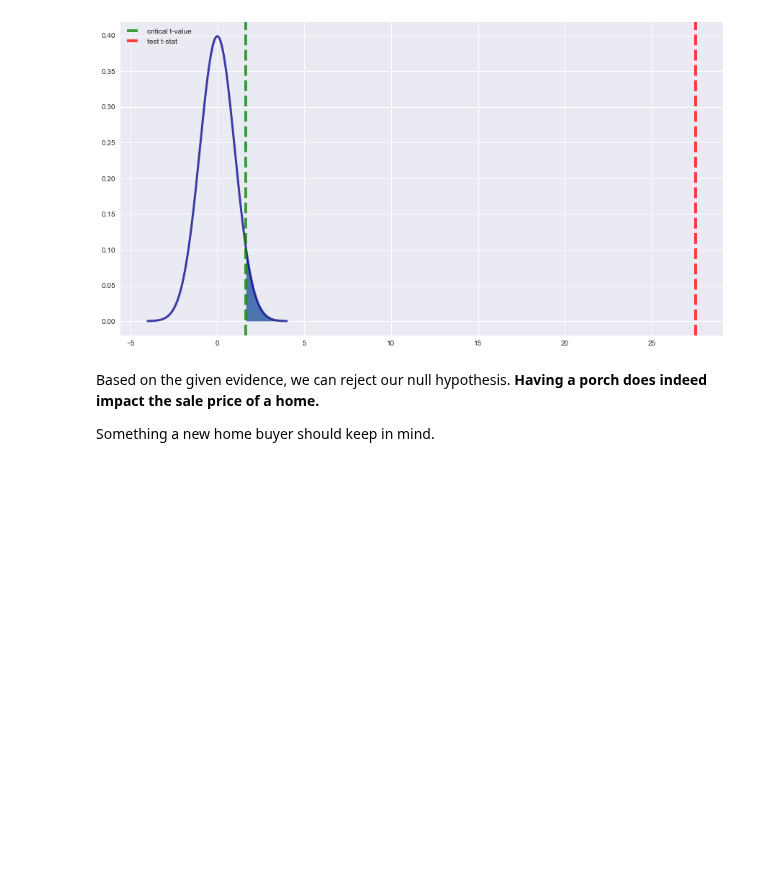
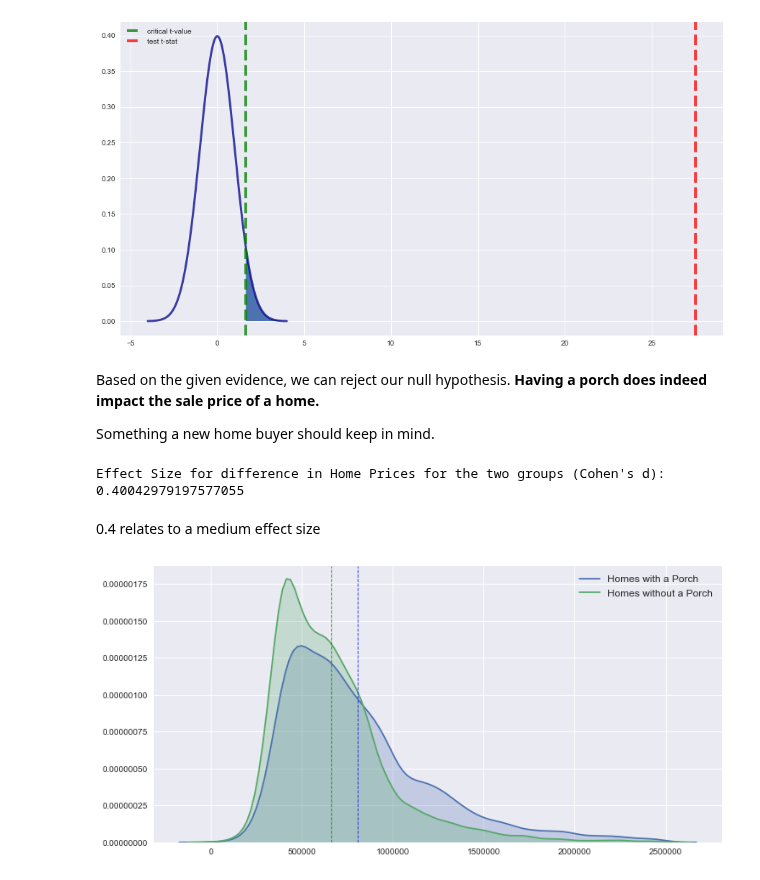
Before and after one commit to lecritch/king_county_housing_prices_linear_regression, a Jupyter notebook: exploratory/ll_notebooks/08_ll_porch_claim.ipynb, the cells around one changed output. Cells and saved outputs as stored; diff of their text form; code cells hidden in the pictures; blank space fills up the shorter version.

Commit message:
updated effect size in 08_ll_porch_claim

```diff
--- a/exploratory/ll_notebooks/08_ll_porch_claim.ipynb
+++ b/exploratory/ll_notebooks/08_ll_porch_claim.ipynb
@@ -97,3 +99,31 @@ plt.show()
 Based on the given evidence, we can reject our null hypothesis. **Having a porch does indeed impact the sale price of a home.**
 
 Something a new home buyer should keep in mind.
+# %%
+def Cohen_d(group1, group2):
+    diff = group1.mean() - group2.mean()
+
+    n1, n2 = len(group1), len(group2)
+    var1 = group1.var()
+    var2 = group2.var()
+    pooled_var = (n1 * var1 + n2 * var2) / (n1 + n2)
+
+    d = diff / np.sqrt(pooled_var)
+
+    return d
+
+print("Effect Size for difference in Home Prices for the two groups (Cohen's d): ", Cohen_d(df_porch, df_noporch))
+# %% [output]
+Effect Size for difference in Home Prices for the two groups (Cohen's d):  0.40042979197577055
+# %% [markdown]
+0.4 relates to a medium effect size
+# %%
+f, ax = plt.subplots(figsize=(12,6))
+sns.kdeplot(df_porch, label='Homes with a Porch',shade=True, ax=ax)
+sns.kdeplot(df_noporch, label='Homes without a Porch',shade=True, ax=ax)
+ax.axvline(df_porch.mean(),color='blue',linestyle='--',lw=1,alpha=.75)
+ax.axvline(df_noporch.mean(),color='green',linestyle='--',lw=1,alpha=.75)
+plt.legend(fontsize='large')
+plt.show();
+# %% [output]
+[figure, added]
```
Also changed, not shown: parts of 1 cell of this notebook.
